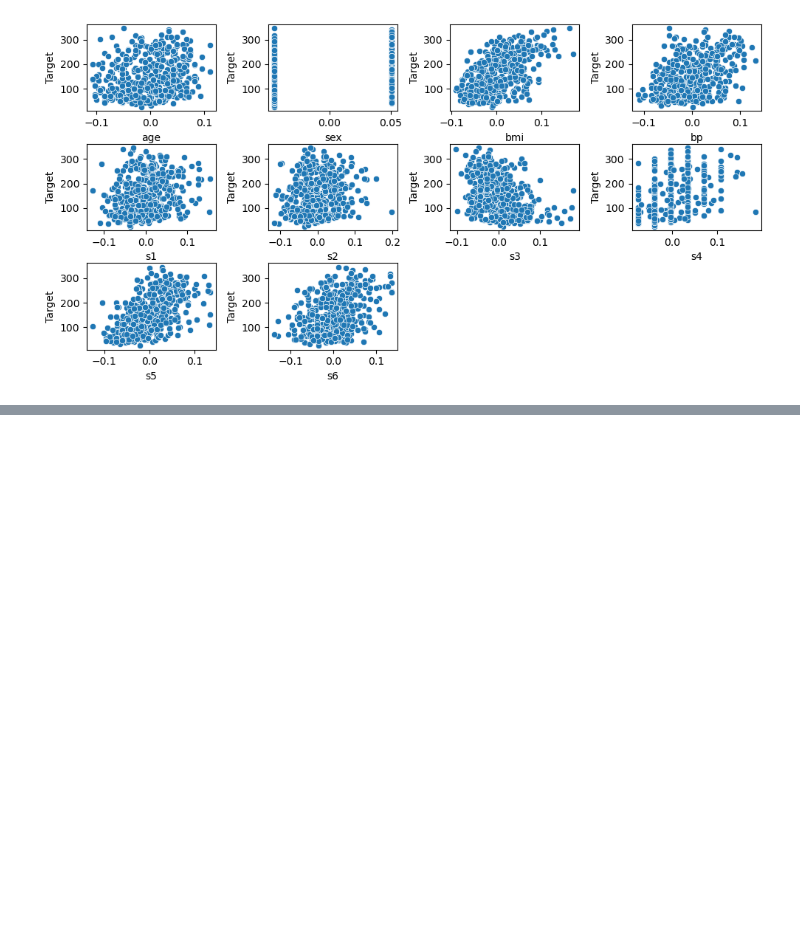
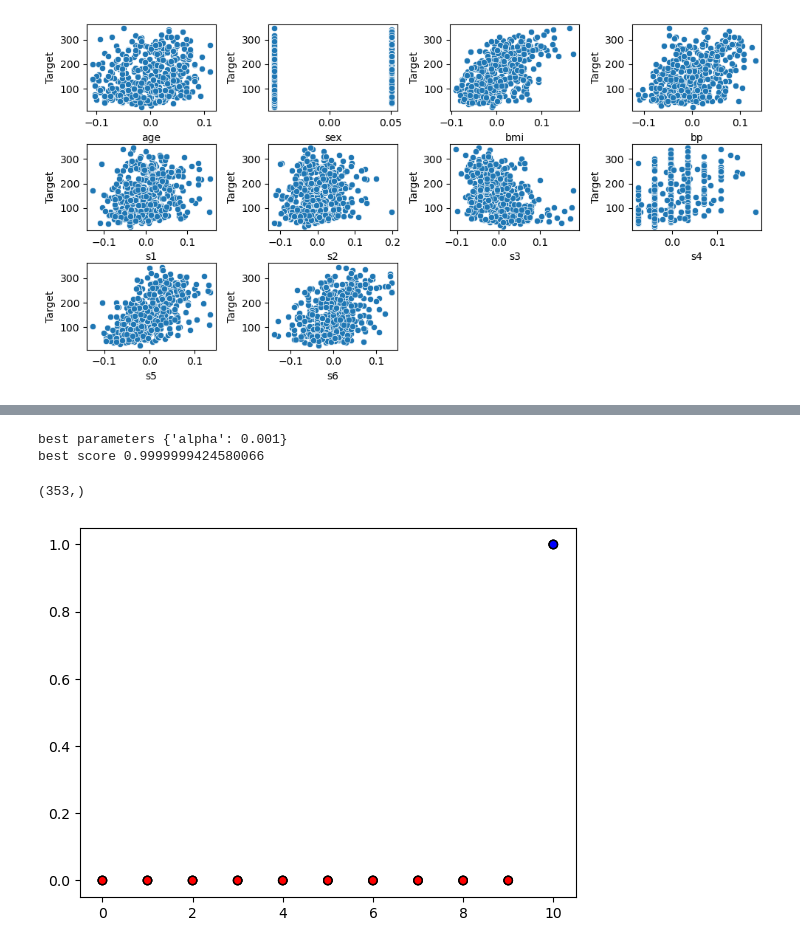
Before and after one commit to CharlesStockman/dataScience, a Jupyter notebook: magnimindAcademy/machineLearning/linear_gregression/assignment 2.ipynb, the cells around one changed output, grey strips where cells are left out. Cells and saved outputs as stored; diff of their text form; code cells hidden in the pictures; blank space fills up the shorter version.

```diff
--- a/magnimindAcademy/machineLearning/linear_gregression/assignment 2.ipynb
+++ b/magnimindAcademy/machineLearning/linear_gregression/assignment 2.ipynb
@@ -542,0 +617,3 @@ Feature names seen at fit time, yet now missing:
+# %%
+grid = GridSearchCV(Lasso(normalize=True, max_iter=100000), param_grid, cv=10, return_train_score=True)
+grid.fit(features_train, dependent_train)
@@ -542,0 +642,14 @@ Feature names seen at fit time, yet now missing:
+# %%
+print("best parameters", grid.best_params_)
+print("best score", grid.best_score_)
+dependent_train.shape
+# %% [output]
+best parameters {'alpha': 0.001}
+best score 0.9999999424580066
+(353,)
+# %%
+plt.scatter(range(features_train.shape[1]), grid.best_estimator_.coef_,
+            c=np.sign(grid.best_estimator_.coef_), cmap="bwr_r", edgecolor='k')
+plt.show()
+# %% [output]
+[figure, added]
```
Also changed, not shown: parts of 41 cells of this notebook, 1 other file.
